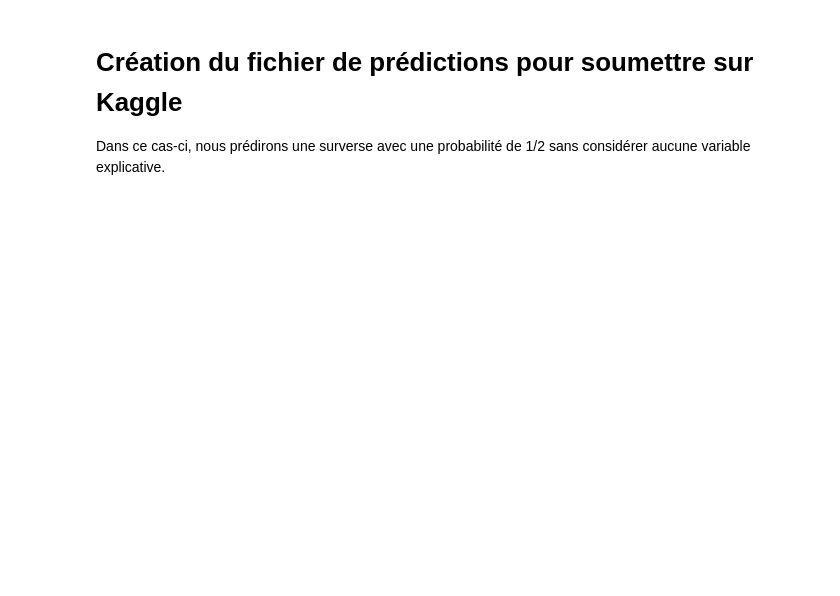
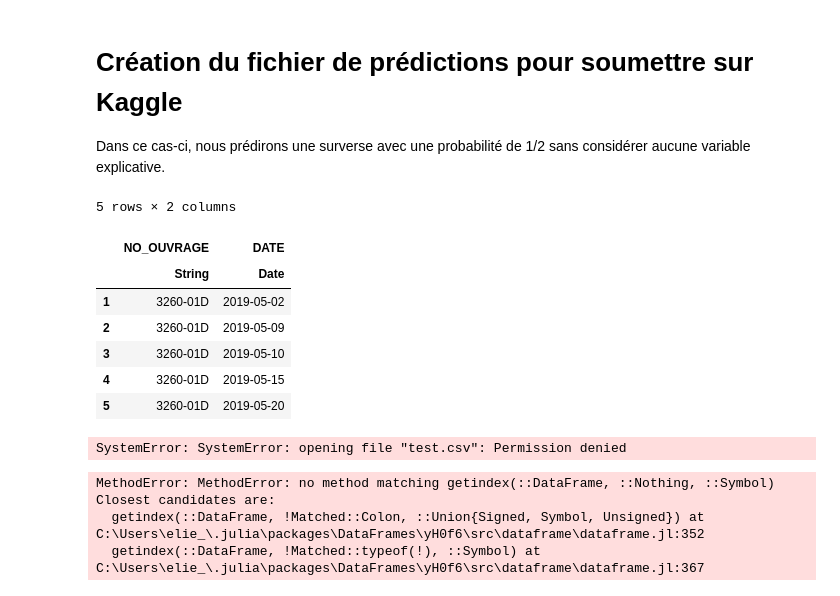
Before and after one commit to rouph/MTH3302, a Jupyter notebook: Projet/A2019/ProjetA19.ipynb, the cells around one changed output. Cells and saved outputs as stored; diff of their text form; code cells hidden in the pictures; blank space fills up the shorter version.

```diff
--- a/Projet/A2019/ProjetA19.ipynb
+++ b/Projet/A2019/ProjetA19.ipynb
@@ -453,4 +524,29 @@ UndefVarError: UndefVarError: df not defined
 # Création du fichier de prédictions pour soumettre sur Kaggle
 
 Dans ce cas-ci, nous prédirons une surverse avec une probabilité de 1/2 sans considérer aucune variable explicative.
+# %%
+
+test = CSV.read("data/test.csv")
+first(test,5)
+# %% [output]
+5 rows × 2 columns
+|  | NO_OUVRAGE | DATE |
+|  | String | Date |
+| 1 | 3260-01D | 2019-05-02 |
+| 2 | 3260-01D | 2019-05-09 |
+| 3 | 3260-01D | 2019-05-10 |
+| 4 | 3260-01D | 2019-05-15 |
+| 5 | 3260-01D | 2019-05-20 |
+# %%
+CSV.write("test.csv",pcp_sum)
+# %% [output]
+SystemError: SystemError: opening file "test.csv": Permission denied
+# %%
+ind = findfirst(pcp_sum[:,:date] .== "2019-10-31")
+pcp_sum[ind, :McTavish]
+# %% [output]
+MethodError: MethodError: no method matching getindex(::DataFrame, ::Nothing, ::Symbol)
+Closest candidates are:
+  getindex(::DataFrame, !Matched::Colon, ::Union{Signed, Symbol, Unsigned}) at C:\Users\elie_\.julia\packages\DataFrames\yH0f6\src\dataframe\dataframe.jl:352
+  getindex(::DataFrame, !Matched::typeof(!), ::Symbol) at C:\Users\elie_\.julia\packages\DataFrames\yH0f6\src\dataframe\dataframe.jl:367
 # %%
```
Also changed, not shown: parts of 19 cells of this notebook, 3 other files.
